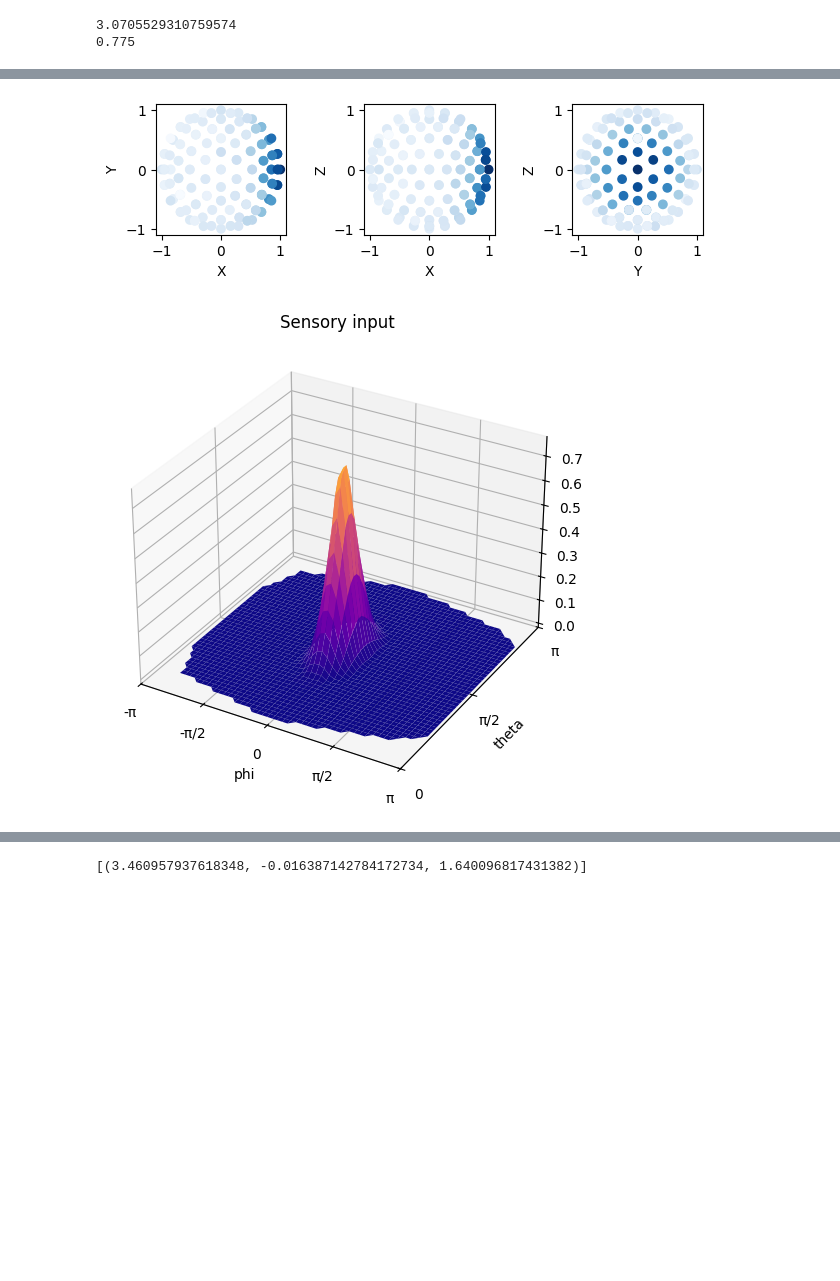
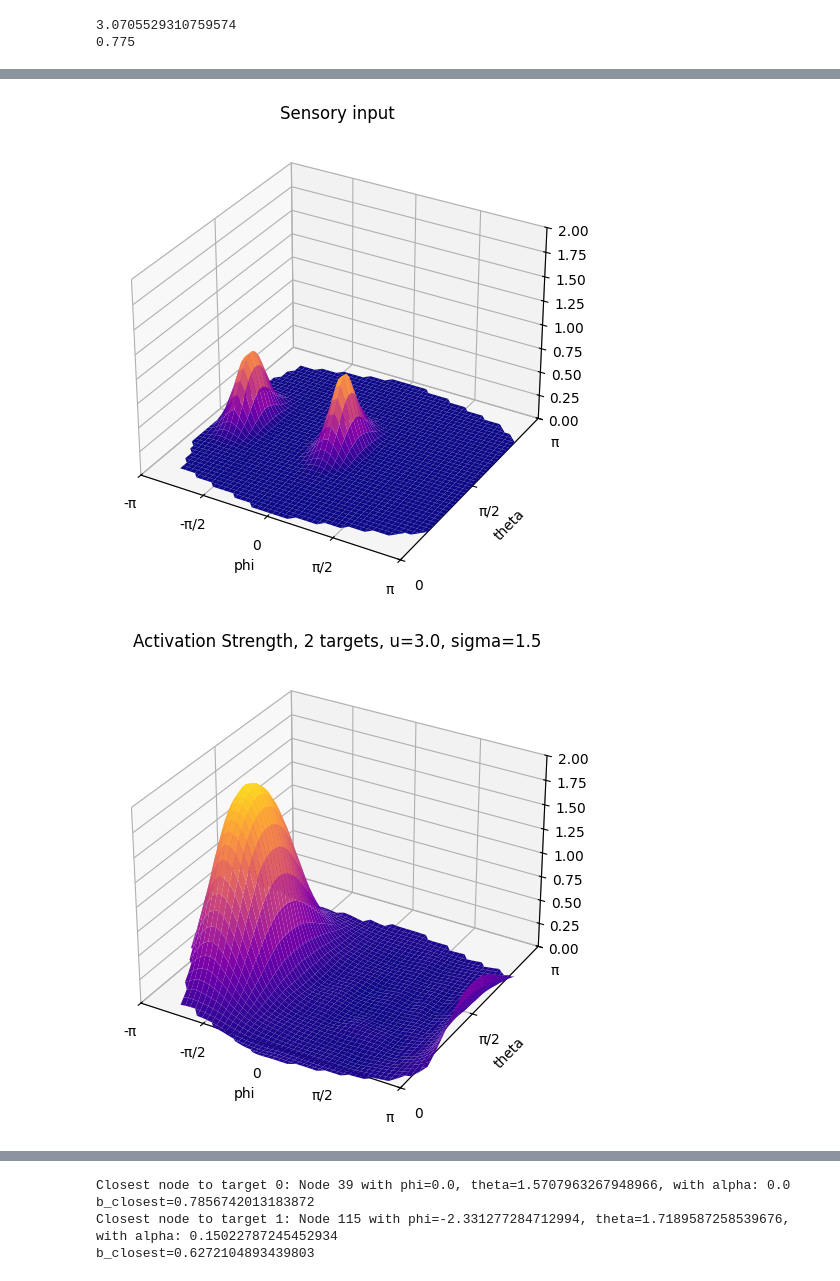
Before and after one commit to noah-ginzburg/RANController, a Jupyter notebook: RAN/mean_field_model_3d.ipynb, the cells around one changed output, grey strips where cells are left out. Cells and saved outputs as stored; diff of their text form; code cells hidden in the pictures; blank space fills up the shorter version.

```diff
--- a/RAN/mean_field_model_3d.ipynb
+++ b/RAN/mean_field_model_3d.ipynb
@@ -130,6 +130,7 @@ def plot_3d_heatmap(angle_grid, z_vals, title):
     ax.set_yticklabels(['0', 'π/2', 'π'])
     ax.set_xlim(-np.pi, np.pi)
     ax.set_ylim(0, np.pi)
+    ax.set_zlim(0, 2)
     ax.set_xlabel('phi')
     ax.set_ylabel('theta')
     ax.set_title(title)
@@ -162,6 +163,11 @@ def plot_kernel_3panel(sphere_nodes, M):
     fig.colorbar(sc, cax=cbar_ax, label='M[i,j]')
     plt.suptitle('Kernel matrix M — all node pairs')
     plt.show()
+
+def find_closest_node(points, phi, theta):
+    test_pt = np.array((1.0, phi, theta))
+    distances = [geodesic_distance(test_pt, nodes[i]) for i in range(len(nodes))]
+    return np.argmin(distances), np.min(distances)
 # %%
 #RAN Functions, all assume polar coordinates
 
@@ -284,8 +299,8 @@ kappa = 20.0
 u = 3.0
 
 target1 = (2.0, 0, np.pi/2, 10.0)   #distance, phi, theta, quality
-target2 = (2.0, (-np.pi), np.pi/2, 10.0)   #distance, phi, theta, quality
-targets = [target1]
+target2 = (2.0, (-(3/4)*np.pi), np.pi/2, 10.0)   #distance, phi, theta, quality
+targets = [target1, target2]
 # %%
 # Node positions and connectivity
 alphas, M = genetate_connection_matrix(nodes, 0, 5, 0.4)
@@ -312,7 +330,10 @@ print(u_crit)
 0.775
 # %%
 T = 400
+u=3.0
+sigma=1.5
 b = generate_sensory_input(nodes, targets, kappa)
+# b = generate_equal_sensory_input(nodes, targets, kappa)
 y = generate_RAN_with_history(u, N_s, M, T, dt, sigma, beta, b)
 z_final = y[-1]
 
@@ -334,40 +355,36 @@ plotter.add_mesh(cloud, scalars='activation', cmap='plasma', point_size=10, rend
 vel_vec = find_vel_avg_3D(nodes, z_final)
 plotter.add_arrows(np.array([[0,0,0]]), np.array([vel_vec]), mag=1.0, color='red')
 plotter.reset_camera()
-plotter.show()
 
+# plotter.show()
 
+# cartesian_points = polar_to_cartesian_3D(nodes.copy())
+# fig, (ax1, ax2, ax3) = plt.subplots(1, 3)
+# ax1.scatter(cartesian_points[:, X], cartesian_points[:, Y], c=z_final, cmap='Blues')
+# # ax1.set_title(f'Matrix kernel M')
+# ax1.set_xlabel(f'X')
+# ax1.set_ylabel(f'Y')
+# ax1.set_aspect('equal')
 
+# ax2.scatter(cartesian_points[:, X], cartesian_points[:, Z], c=z_final, cmap='Blues')
+# # ax1.set_title(f'Matrix kernel M')
+# ax2.set_xlabel(f'X')
+# ax2.set_ylabel(f'Z')
+# ax2.set_aspect('equal')
 
-cartesian_points = polar_to_cartesian_3D(nodes.copy())
-fig, (ax1, ax2, ax3) = plt.subplots(1, 3)
-ax1.scatter(cartesian_points[:, X], cartesian_points[:, Y], c=z_final, cmap='Blues')
-# ax1.set_title(f'Matrix kernel M')
-ax1.set_xlabel(f'X')
-ax1.set_ylabel(f'Y')
-ax1.set_aspect('equal')
+# ax3.scatter(cartesian_points[:, Y], cartesian_points[:, Z], c=z_final, cmap='Blues')
+# # ax1.set_title(f'Matrix kernel M')
+# ax3.set_xlabel(f'Y')
+# ax3.set_ylabel(f'Z')
+# ax3.set_aspect('equal')
 
-ax2.scatter(cartesian_points[:, X], cartesian_points[:, Z], c=z_final, cmap='Blues')
-# ax1.set_title(f'Matrix kernel M')
-ax2.set_xlabel(f'X')
-ax2.set_ylabel(f'Z')
-ax2.set_aspect('equal')
-
-ax3.scatter(cartesian_points[:, Y], cartesian_points[:, Z], c=z_final, cmap='Blues')
-# ax1.set_title(f'Matrix kernel M')
-ax3.set_xlabel(f'Y')
-ax3.set_ylabel(f'Z')
-ax3.set_aspect('equal')
-
-plt.tight_layout()
-plt.show()
+# plt.tight_layout()
+# plt.show()
 
 #3d heatmap
 
-
 plot_3d_heatmap(nodes, b, "Sensory input")
-plot_3d_heatmap(nodes, z_final, "Ring Dynamics: Activation Strength")
-
+plot_3d_heatmap(nodes, z_final, f"Activation Strength, {len(targets)} targets, u={u}, sigma={sigma}")
 
 
 # ref_node = np.argmax(b)
@@ -399,6 +416,11 @@ plot_3d_heatmap(nodes, z_final, "Ring Dynamics: Activation Strength")
 # plt.scatter(angles_sorted, z_sorted, s=7)
 # plt.show()
 
-printstuff = [(vel_vec[0], vel_vec[1], vel_vec[2])]
-print(cartesian_to_polar_3D(printstuff))
+# printstuff = [(vel_vec[0], vel_vec[1], vel_vec[2])]
+# print(cartesian_to_polar_3D(printstuff))
+
+for j in range(len(targets)):
+    index, value = find_closest_node(nodes, targets[j][PHI], targets[j][THETA])
+    print(f'Closest node to target {j}: Node {index} with phi={nodes[index][PHI]}, theta={nodes[index][THETA]}, with alpha: {value}')
+    print(f'b_closest={b[index]}')
 # %% [output]
@@ -408,2 +429,2 @@ Widget(value='<iframe src="http://localhost:41223/index.html?ui=P_0x7a68b6a359c0
-[figure, old version]
+[figure, new version]
-[figure, old version]
+[figure, new version]
@@ -411 +431,4 @@ Widget(value='<iframe src="http://localhost:41223/index.html?ui=P_0x7a68b6a359c0
-[(3.460957937618348, -0.016387142784172734, 1.640096817431382)]
+Closest node to target 0: Node 39 with phi=0.0, theta=1.5707963267948966, with alpha: 0.0
+b_closest=0.7856742013183872
+Closest node to target 1: Node 115 with phi=-2.331277284712994, theta=1.7189587258539676, with alpha: 0.15022787245452934
+b_closest=0.6272104893439803
```
Also changed, not shown: parts of 4 cells of this notebook, 2 other files.
